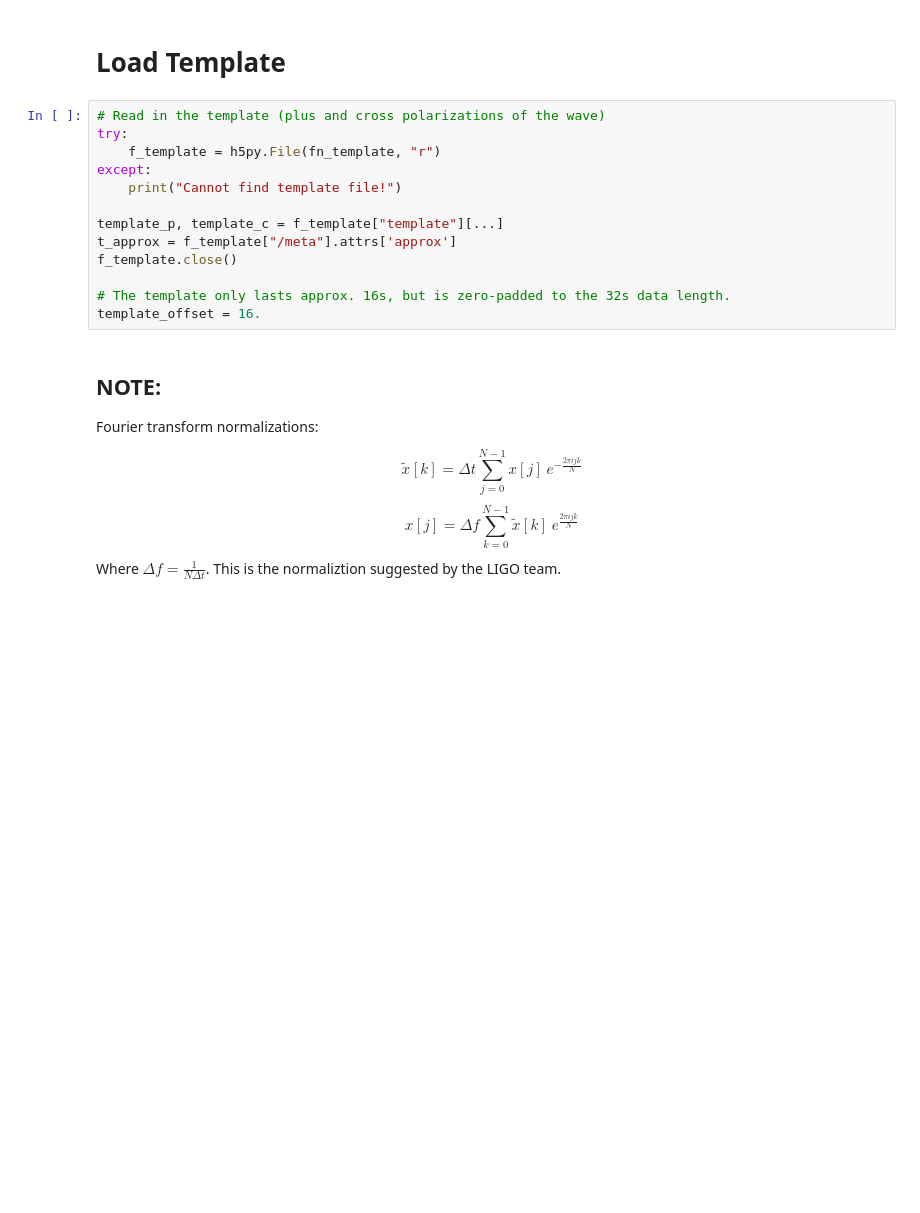
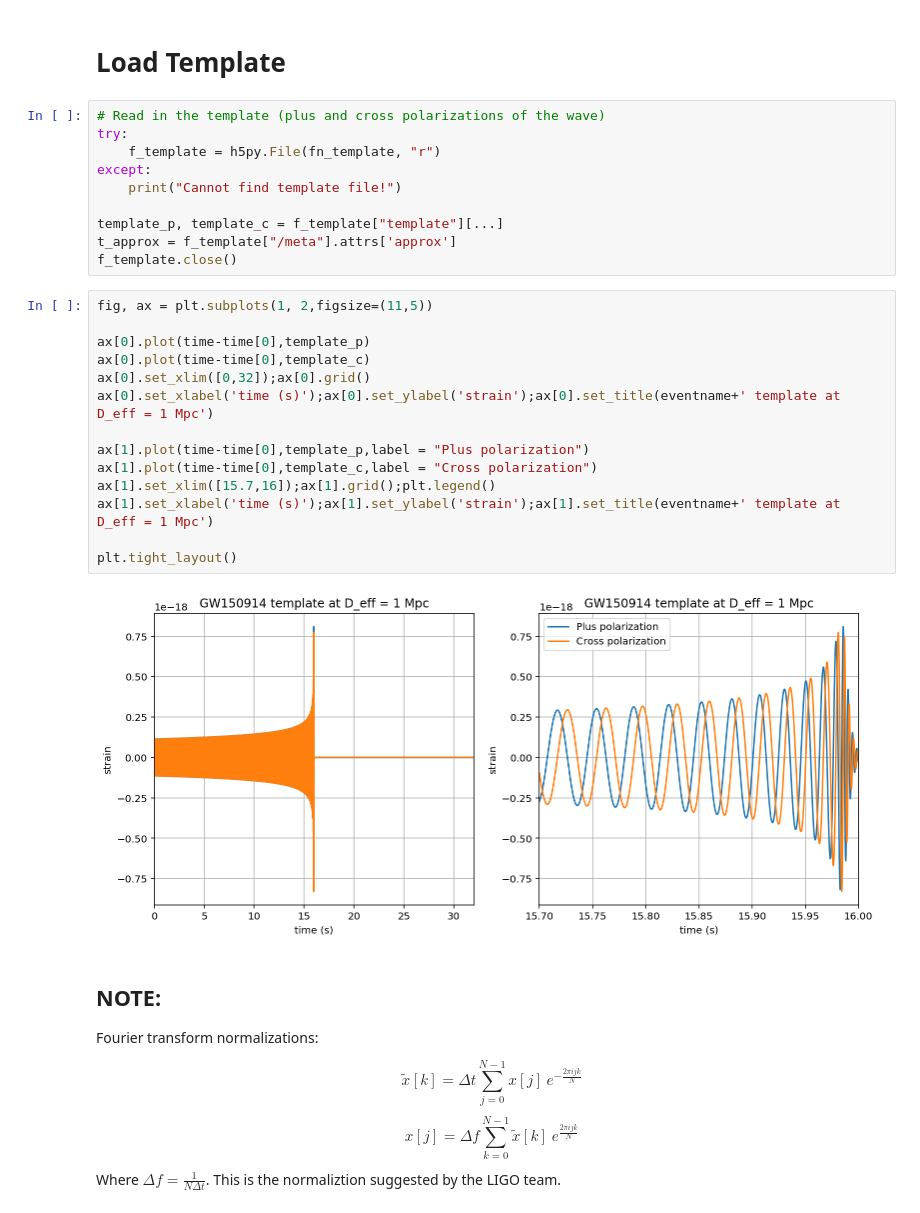
Before and after one commit to bruffolo/PHYS512, a Jupyter notebook: Test_v4.ipynb, the cells around one changed output. Saved outputs shown, nothing was run; the diff lists cells and outputs as text; blank space fills up the shorter version.

```diff
--- a/Test_v4.ipynb
+++ b/Test_v4.ipynb
@@ -64,9 +64,22 @@ except:
 template_p, template_c = f_template["template"][...]
 t_approx = f_template["/meta"].attrs['approx']
 f_template.close()
-
-# The template only lasts approx. 16s, but is zero-padded to the 32s data length.
-template_offset = 16.
+# %%
+fig, ax = plt.subplots(1, 2,figsize=(11,5))
+
+ax[0].plot(time-time[0],template_p)
+ax[0].plot(time-time[0],template_c)
+ax[0].set_xlim([0,32]);ax[0].grid()
+ax[0].set_xlabel('time (s)');ax[0].set_ylabel('strain');ax[0].set_title(eventname+' template at D_eff = 1 Mpc')
+
+ax[1].plot(time-time[0],template_p,label = "Plus polarization")
+ax[1].plot(time-time[0],template_c,label = "Cross polarization")
+ax[1].set_xlim([15.7,16]);ax[1].grid();plt.legend()
+ax[1].set_xlabel('time (s)');ax[1].set_ylabel('strain');ax[1].set_title(eventname+' template at D_eff = 1 Mpc')
+
+plt.tight_layout()
+# %% [output]
+[figure, added]
 # %% [markdown]
 ## NOTE:
 Fourier transform normalizations:
```
Also changed, not shown: parts of 47 cells of this notebook.
